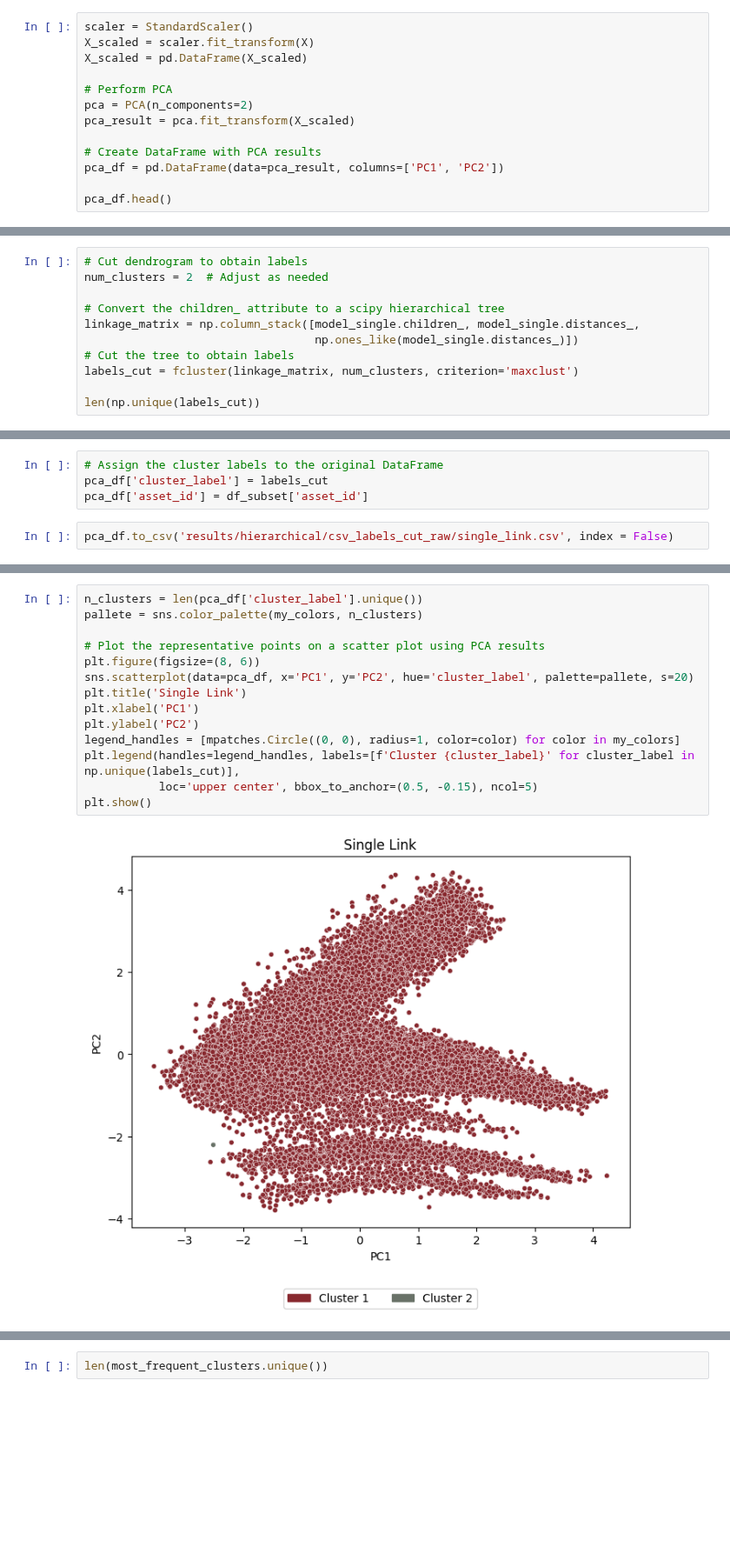
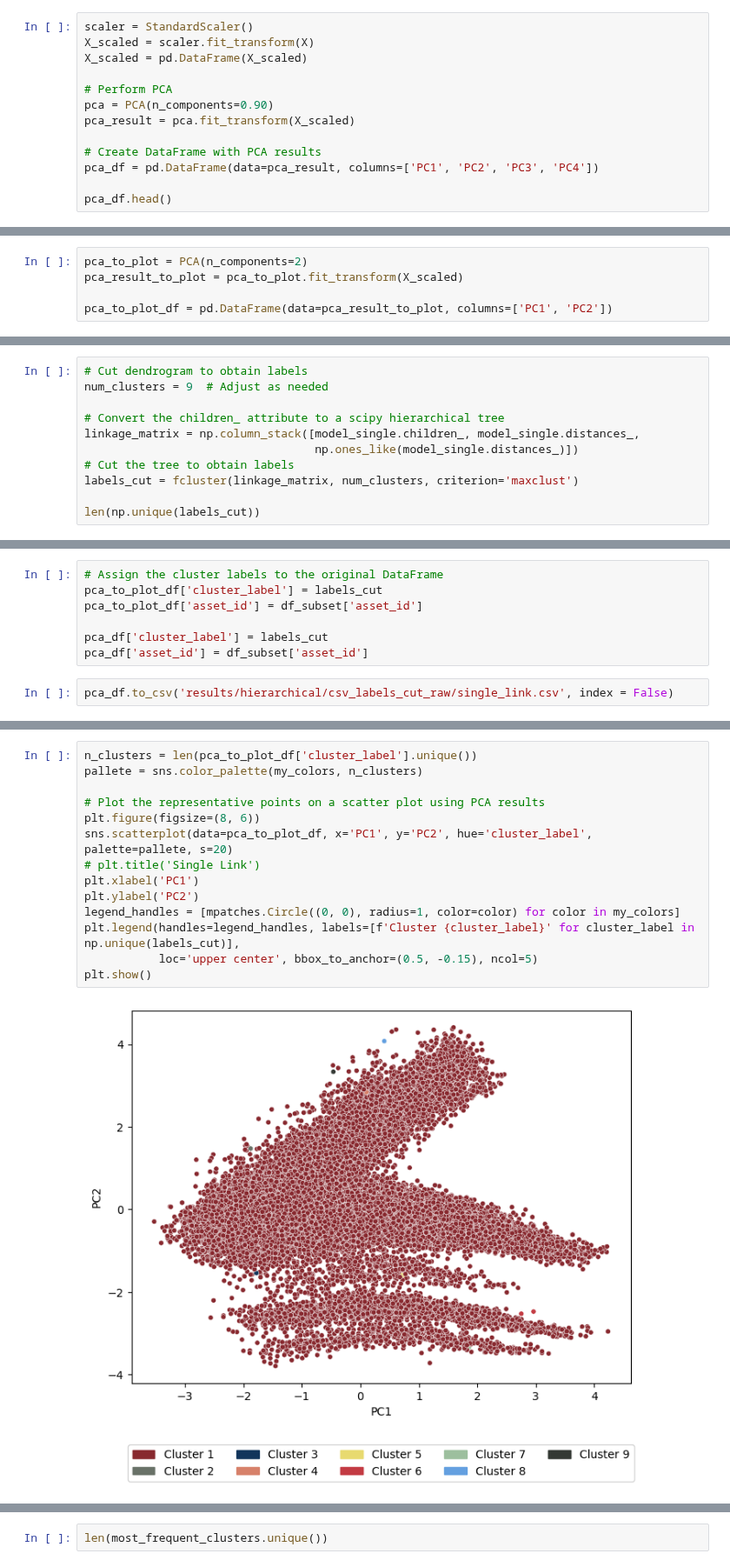
Before and after one commit to sarabreu/thesis_dev, a Jupyter notebook: 2_models/with_clean_data/solar/hierarchical_cluster.ipynb, the cells around one changed output, grey strips where cells are left out. Shown at 87% size. Cells and saved outputs as stored; diff of their text form; blank space fills up the shorter version.

```diff
--- a/2_models/with_clean_data/solar/hierarchical_cluster.ipynb
+++ b/2_models/with_clean_data/solar/hierarchical_cluster.ipynb
@@ -109,11 +98,11 @@ X_scaled = scaler.fit_transform(X)
 X_scaled = pd.DataFrame(X_scaled)
 
 # Perform PCA
-pca = PCA(n_components=2)
+pca = PCA(n_components=0.90)
 pca_result = pca.fit_transform(X_scaled)
 
 # Create DataFrame with PCA results
-pca_df = pd.DataFrame(data=pca_result, columns=['PC1', 'PC2'])
+pca_df = pd.DataFrame(data=pca_result, columns=['PC1', 'PC2', 'PC3', 'PC4'])
 
 pca_df.head()
 # %% [output]
@@ -126,3 +115,8 @@ pca_df.head()
+# %%
+pca_to_plot = PCA(n_components=2)
+pca_result_to_plot = pca_to_plot.fit_transform(X_scaled)
+
+pca_to_plot_df = pd.DataFrame(data=pca_result_to_plot, columns=['PC1', 'PC2'])
 # %%
 pca.explained_variance_ratio_
 # %% [output]
@@ -199,6 +196,6 @@ plt.show()
 # %%
 # Cut dendrogram to obtain labels
-num_clusters = 2  # Adjust as needed
+num_clusters = 9  # Adjust as needed
 
 # Convert the children_ attribute to a scipy hierarchical tree
 linkage_matrix = np.column_stack([model_single.children_, model_single.distances_,
@@ -214,5 +209,8 @@ pca_df = pca_df.loc[:,:'PC2']
 # %%
 # Assign the cluster labels to the original DataFrame
+pca_to_plot_df['cluster_label'] = labels_cut
+pca_to_plot_df['asset_id'] = df_subset['asset_id']
+
 pca_df['cluster_label'] = labels_cut
 pca_df['asset_id'] = df_subset['asset_id']
 # %%
@@ -220,17 +220,17 @@ pca_df.to_csv('results/hierarchical/csv_labels_cut_raw/single_link.csv', index =
 # %%
-n_clusters = len(pca_df['cluster_label'].unique())
+n_clusters = len(pca_to_plot_df['cluster_label'].unique())
 pallete = sns.color_palette(my_colors, n_clusters)
 
 # Plot the representative points on a scatter plot using PCA results
 plt.figure(figsize=(8, 6))
-sns.scatterplot(data=pca_df, x='PC1', y='PC2', hue='cluster_label', palette=pallete, s=20)
-plt.title('Single Link')
+sns.scatterplot(data=pca_to_plot_df, x='PC1', y='PC2', hue='cluster_label', palette=pallete, s=20)
+# plt.title('Single Link')
 plt.xlabel('PC1')
 plt.ylabel('PC2')
 legend_handles = [mpatches.Circle((0, 0), radius=1, color=color) for color in my_colors]
 plt.legend(handles=legend_handles, labels=[f'Cluster {cluster_label}' for cluster_label in np.unique(labels_cut)],
            loc='upper center', bbox_to_anchor=(0.5, -0.15), ncol=5)
 plt.show()
 # %% [output]
-[figure, old version]
+[figure, new version]
 # %%
```
Also changed, not shown: parts of 65 cells of this notebook, 6 other files.
